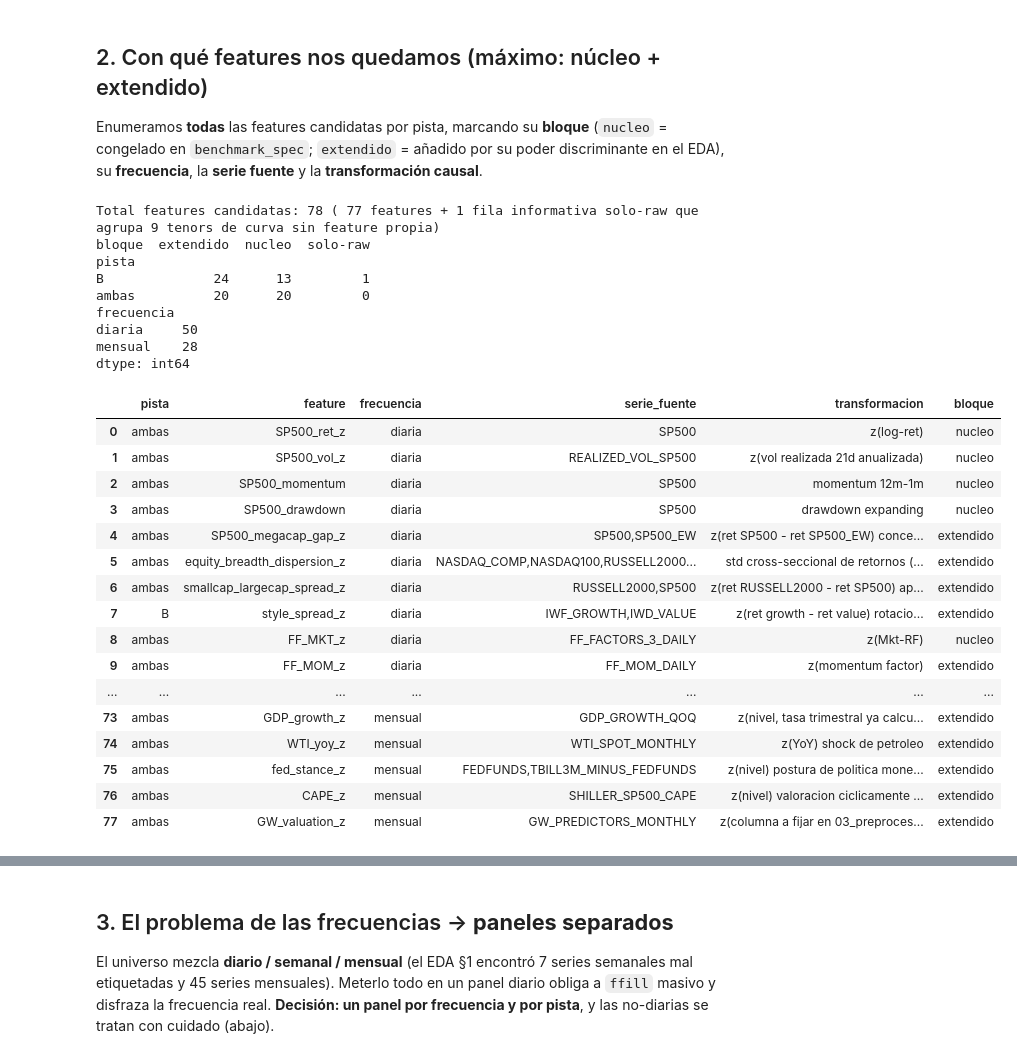
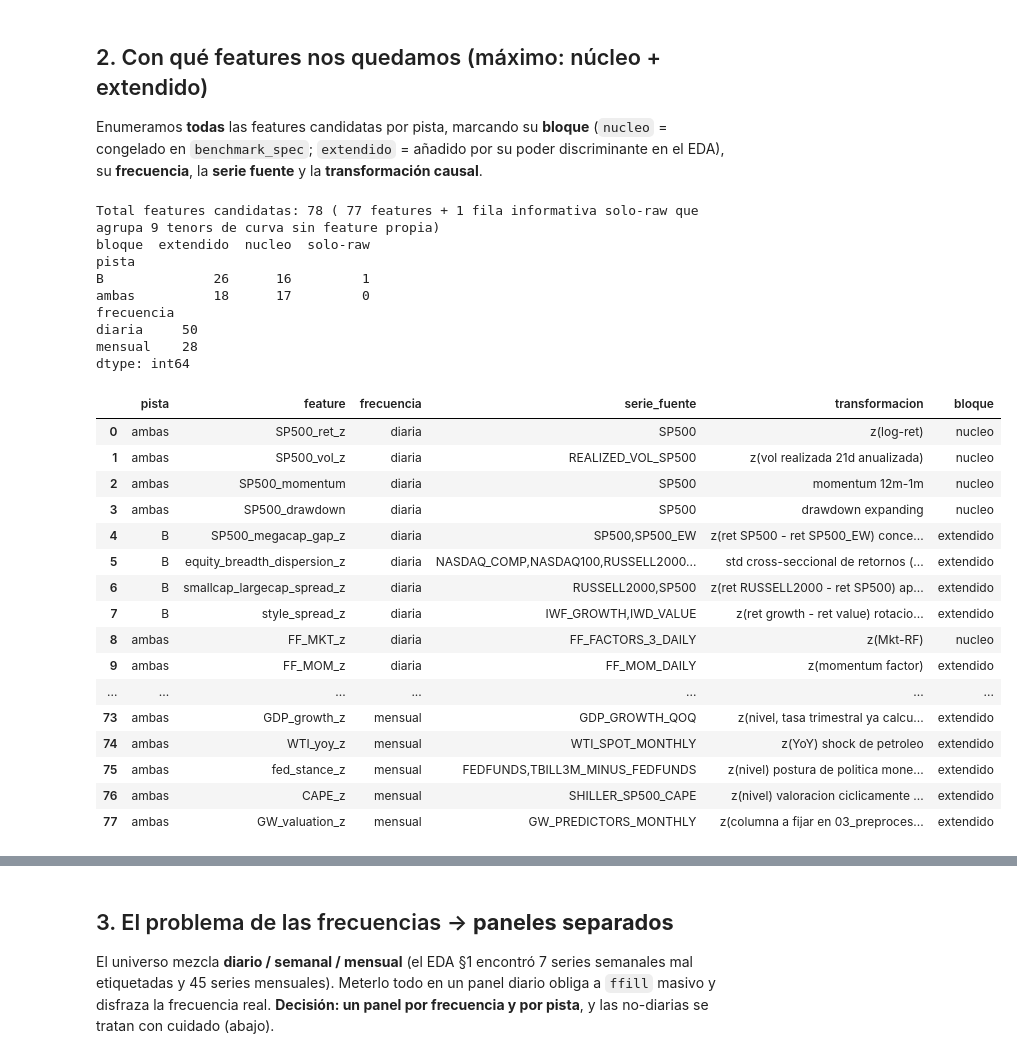
Before and after one commit to Romequinco/PRUEBAS_DETECCION_REGIMENES_DE_MERCADO_TFM, a Jupyter notebook: notebooks/02_diseno_preprocesado.ipynb, the cells around one changed output, grey strips where cells are left out. Saved outputs shown, nothing was run; the diff lists cells and outputs as text; code cells hidden in the pictures.

```diff
--- a/notebooks/02_diseno_preprocesado.ipynb
+++ b/notebooks/02_diseno_preprocesado.ipynb
@@ -60,20 +67,20 @@ Enumeramos **todas** las features candidatas por pista, marcando su **bloque** (
 **serie fuente** y la **transformación causal**.
 # %%
 FEAT = [
- # ================= ESPINA EQUITY ('ambas' = disponible en pista_A desde 1962 y en pista_B desde 2007) =================
+ # ================= ESPINA EQUITY ('ambas' = TODAS sus series fuente estan en las 41 de pista_A; 'B' = alguna solo en las 106 de pista_B) =================
  ('ambas','SP500_ret_z','diaria','SP500','z(log-ret)','nucleo'),
  ('ambas','SP500_vol_z','diaria','REALIZED_VOL_SP500','z(vol realizada 21d anualizada)','nucleo'),
  ('ambas','SP500_momentum','diaria','SP500','momentum 12m-1m','nucleo'),
  ('ambas','SP500_drawdown','diaria','SP500','drawdown expanding','nucleo'),
- ('ambas','SP500_megacap_gap_z','diaria','SP500,SP500_EW','z(ret SP500 - ret SP500_EW) concentracion megacap','extendido'),
- ('ambas','equity_breadth_dispersion_z','diaria','NASDAQ_COMP,NASDAQ100,RUSSELL2000,RUSSELL1000,RUSSELL3000,SP_MIDCAP400,SP100,SP_SMALLCAP600,WILSHIRE5000,NYSE_COMP,SP500_TR','std cross-seccional de retornos (breadth, 11 indices)','extendido'),
- ('ambas','smallcap_largecap_spread_z','diaria','RUSSELL2000,SP500','z(ret RUSSELL2000 - ret SP500) apetito riesgo','extendido'),
+ ('B','SP500_megacap_gap_z','diaria','SP500,SP500_EW','z(ret SP500 - ret SP500_EW) concentracion megacap','extendido'),
+ ('B','equity_breadth_dispersion_z','diaria','NASDAQ_COMP,NASDAQ100,RUSSELL2000,RUSSELL1000,RUSSELL3000,SP_MIDCAP400,SP100,SP_SMALLCAP600,WILSHIRE5000,NYSE_COMP,SP500_TR','std cross-seccional de retornos (breadth, 11 indices)','extendido'),
+ ('B','smallcap_largecap_spread_z','diaria','RUSSELL2000,SP500','z(ret RUSSELL2000 - ret SP500) apetito riesgo','extendido'),
  ('B','style_spread_z','diaria','IWF_GROWTH,IWD_VALUE','z(ret growth - ret value) rotacion estilo','extendido'),
 
  # ================= FACTORES FAMA-FRENCH (ambas: 1926+; gobiernan el fin comun 2026-05-29 de A y B) =================
  ('ambas','FF_MKT_z','diaria','FF_FACTORS_3_DAILY','z(Mkt-RF)','nucleo'),
  ('ambas','FF_MOM_z','diaria','FF_MOM_DAILY','z(momentum factor)','extendido'),
- ('ambas','FF_industry_dispersion_z','diaria','FF_5_INDUSTRY','std cross-seccional 5 carteras industriales','extendido'),
+ ('ambas','FF_industry_dispersion_z','diaria','FF_5_INDUSTRY','std cross-seccional 5 carteras industriales [en disco solo hay 1 cartera: ver §10]','extendido'),
  ('B','FF_MKT5_z','diaria','FF_FACTORS_5_DAILY','z(Mkt-RF, vintage 5-factor) [redundante con FF_MKT_z, contraste en 03]','extendido'),
 
  # ================= CREDITO =================
@@ -101,7 +108,7 @@ FEAT = [
  ('B','curve_curvature_z','diaria','DGS2,DGS10,DGS30','z(2*DGS10 - DGS2 - DGS30) curvatura','extendido'),
  ('ambas','short_rate_z','diaria','DTB3,DFF','z(nivel tipo corto: T-bill 3m, Fed Funds efectivo)','nucleo'),
  ('B','EFFR_z','diaria','EFFR','z(nivel, tipo efectivo post-2000, sustituto moderno de DFF)','extendido'),
- ('B','curve_tenors_apoyo','diaria','DGS1,DGS3,DGS7,DGS20,DGS1MO,DGS3MO,DGS6MO,DTB1YR,DTB6','SIN feature individual: insumo para PCA de curva completa en 03_preprocesado','solo-raw'),
+ ('B','curve_tenors_apoyo','diaria','DGS1,DGS3,DGS7,DGS20,DGS1MO,DGS3MO,DGS6MO,DTB1YR,DTB6','SIN feature individual: insumo para PCA de curva completa (NO implementado en 03, ver §10)','solo-raw'),
 
  # ================= VELOCIDAD DE TIPOS REALES / BREAKEVENS (ataca 2013) =================
  ('B','DFII10_change_z','diaria','DFII10','z(cambio real) velocidad tipos reales, ataca 2013','nucleo'),
@@ -125,14 +132,14 @@ FEAT = [
  ('B','cyc_def_ratio_z','diaria','SPDR_XLY,SPDR_XLP','z(ret XLY - ret XLP) ciclico vs defensivo','extendido'),
 
  # ================= FX / COMMODITIES / REFUGIO =================
- ('ambas','DXY_change_z','diaria','DXY','z(cambio) dolar, eje risk-off','nucleo'),
+ ('B','DXY_change_z','diaria','DXY','z(cambio) dolar, eje risk-off','nucleo'),
  ('B','JPY_ret_z','diaria','DEXJPUS','z(ret) refugio','extendido'),
  ('B','CHF_ret_z','diaria','DEXSZUS','z(ret) refugio','extendido'),
  ('B','AUD_ret_z','diaria','DEXUSAL','z(ret) procíclico/carry','extendido'),
  ('B','broad_dollar_real_z','mensual','RNUSBIS','z(nivel) dolar real ponderado comercio','extendido'),
  ('B','broad_dollar_nominal_z','mensual','NNUSBIS','z(nivel) dolar nominal ponderado comercio','extendido'),
- ('ambas','GOLD_ret_z','diaria','GOLD_GLD','z(ret) refugio','nucleo'),
- ('ambas','GSCI_ret_z','diaria','SPGSCI','z(ret) commodities','nucleo'),
+ ('B','GOLD_ret_z','diaria','GOLD_GLD','z(ret) refugio','nucleo'),
+ ('B','GSCI_ret_z','diaria','SPGSCI','z(ret) commodities','nucleo'),
  ('B','BCOM_ret_z','diaria','BCOM','z(ret) commodities [redundante con GSCI, contraste en 03]','extendido'),
 
  # ================= TIPIFICACION DE REGIMEN =================
@@ -151,41 +158,41 @@ FEAT = [
  ('B','CFNAI_z','mensual','CFNAI','z(nivel) indice actividad nacional Chicago Fed (spot)','nucleo'),
  ('B','CFNAIMA3_z','mensual','CFNAIMA3','z(nivel) idem, media movil 3m','extendido'),
  ('B','PMI_proxy_z','mensual','PMI_PROXY_PHILLY','z(nivel) proxy manufacturero regional','extendido'),
- ('B','UMCSENT_z','mensual','UMCSENT','z(nivel) sentimiento del consumidor (Michigan)','extendido'),
+ ('ambas','UMCSENT_z','mensual','UMCSENT','z(nivel) sentimiento del consumidor (Michigan)','extendido'),
  ('ambas','HOUST_yoy_z','mensual','HOUST','z(YoY) inicios de vivienda','extendido'),
  ('ambas','MANEMP_yoy_z','mensual','MANEMP','z(YoY) empleo manufacturero','extendido'),
  ('ambas','GDP_growth_z','mensual','GDP_GROWTH_QOQ','z(nivel, tasa trimestral ya calculada) [GDPC1 = insumo, solo-raw]','extendido'),
  ('ambas','WTI_yoy_z','mensual','WTI_SPOT_MONTHLY','z(YoY) shock de petroleo','extendido'),
  ('ambas','fed_stance_z','mensual','FEDFUNDS,TBILL3M_MINUS_FEDFUNDS','z(nivel) postura de politica monetaria','extendido'),
 
  # ================= VALORACION / PRIMA DE RIESGO (mensual, muy profundo 1871+) =================
- ('ambas','CAPE_z','mensual','SHILLER_SP500_CAPE','z(nivel) valoracion ciclicamente ajustada (Shiller PE10)','extendido'),
+ ('ambas','CAPE_z','mensual','SHILLER_SP500_CAPE','z(nivel) valoracion ciclicamente ajustada (Shiller PE10) [en disco es el precio: ver §10]','extendido'),
  ('ambas','GW_valuation_z','mensual','GW_PREDICTORS_MONTHLY','z(columna a fijar en 03_preprocesado: b/m o D/P) prima de riesgo','extendido'),
 ]
 FEAT=pd.DataFrame(FEAT,columns=['pista','feature','frecuencia','serie_fuente','transformacion','bloque'])
 print('Total features candidatas:',len(FEAT), '(', (FEAT.bloque!='solo-raw').sum(), 'features + 1 fila informativa solo-raw que agrupa 9 tenors de curva sin feature propia)')
 print(FEAT.groupby(['pista','bloque']).size().unstack(fill_value=0))
 print(FEAT.groupby(['frecuencia']).size())
 pd.set_option('display.max_rows',85,'display.max_colwidth',55,'display.width',220)
 FEAT
 # %% [output]
 Total features candidatas: 78 ( 77 features + 1 fila informativa solo-raw que agrupa 9 tenors de curva sin feature propia)
 bloque  extendido  nucleo  solo-raw
 pista
-B              24      13         1
-ambas          20      20         0
+B              26      16         1
+ambas          18      17         0
 frecuencia
 diaria     50
 mensual    28
 dtype: int64
 |  | pista | feature | frecuencia | serie_fuente | transformacion | bloque |
 | 0 | ambas | SP500_ret_z | diaria | SP500 | z(log-ret) | nucleo |
 | 1 | ambas | SP500_vol_z | diaria | REALIZED_VOL_SP500 | z(vol realizada 21d anualizada) | nucleo |
 | 2 | ambas | SP500_momentum | diaria | SP500 | momentum 12m-1m | nucleo |
 | 3 | ambas | SP500_drawdown | diaria | SP500 | drawdown expanding | nucleo |
-| 4 | ambas | SP500_megacap_gap_z | diaria | SP500,SP500_EW | z(ret SP500 - ret SP500_EW) conce... | extendido |
-| 5 | ambas | equity_breadth_dispersion_z | diaria | NASDAQ_COMP,NASDAQ100,RUSSELL2000... | std cross-seccional de retornos (... | extendido |
-| 6 | ambas | smallcap_largecap_spread_z | diaria | RUSSELL2000,SP500 | z(ret RUSSELL2000 - ret SP500) ap... | extendido |
+| 4 | B | SP500_megacap_gap_z | diaria | SP500,SP500_EW | z(ret SP500 - ret SP500_EW) conce... | extendido |
+| 5 | B | equity_breadth_dispersion_z | diaria | NASDAQ_COMP,NASDAQ100,RUSSELL2000... | std cross-seccional de retornos (... | extendido |
+| 6 | B | smallcap_largecap_spread_z | diaria | RUSSELL2000,SP500 | z(ret RUSSELL2000 - ret SP500) ap... | extendido |
 | 7 | B | style_spread_z | diaria | IWF_GROWTH,IWD_VALUE | z(ret growth - ret value) rotacio... | extendido |
 | 8 | ambas | FF_MKT_z | diaria | FF_FACTORS_3_DAILY | z(Mkt-RF) | nucleo |
 | 9 | ambas | FF_MOM_z | diaria | FF_MOM_DAILY | z(momentum factor) | extendido |
```
Also changed, not shown: parts of 14 cells of this notebook, 4 other files.
